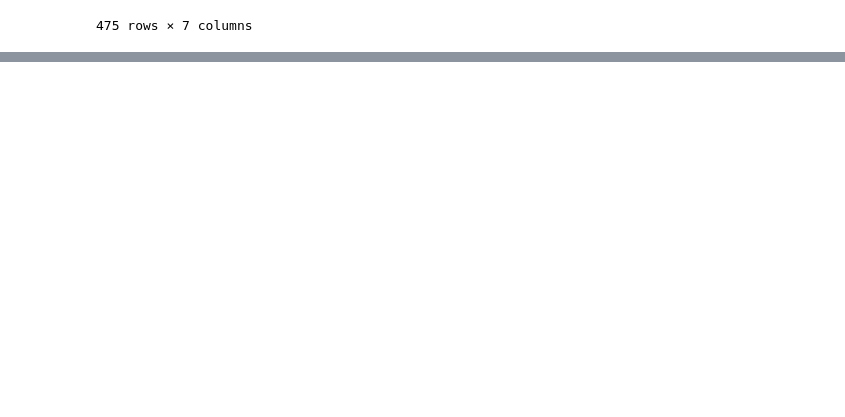
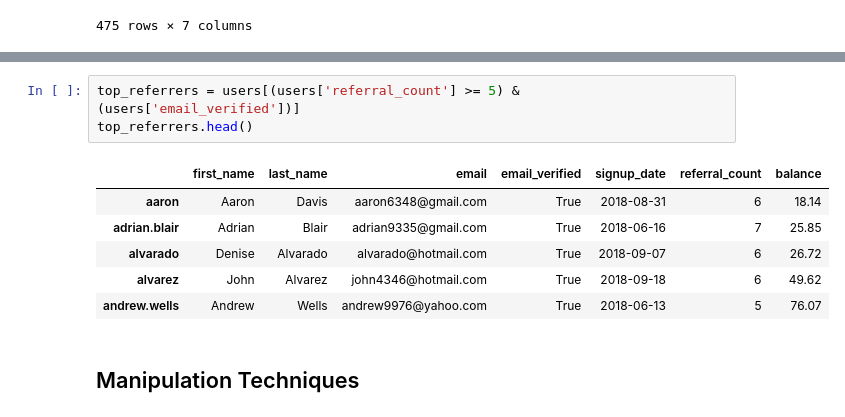
Before and after one commit to zstearman3/treehouse-pandas, a Jupyter notebook: Pandas Coding Challenge.ipynb, the cells around one changed output, grey strips where cells are left out. Saved outputs shown, nothing was run; the diff lists cells and outputs as text; blank space fills up the shorter version.

```diff
--- a/Pandas Coding Challenge.ipynb
+++ b/Pandas Coding Challenge.ipynb
@@ -92,0 +137,12 @@ users
+# %%
+top_referrers = users[(users['referral_count'] >= 5) & (users['email_verified'])]
+top_referrers.head()
+# %% [output]
+|  | first_name | last_name | email | email_verified | signup_date | referral_count | balance |
+| aaron | Aaron | Davis | aaron6348@gmail.com | True | 2018-08-31 | 6 | 18.14 |
+| adrian.blair | Adrian | Blair | adrian9335@gmail.com | True | 2018-06-16 | 7 | 25.85 |
+| alvarado | Denise | Alvarado | alvarado@hotmail.com | True | 2018-09-07 | 6 | 26.72 |
+| alvarez | John | Alvarez | john4346@hotmail.com | True | 2018-09-18 | 6 | 49.62 |
+| andrew.wells | Andrew | Wells | andrew9976@yahoo.com | True | 2018-06-13 | 5 | 76.07 |
+# %% [markdown]
+## Manipulation Techniques
```
Also changed, not shown: parts of 19 cells of this notebook.
